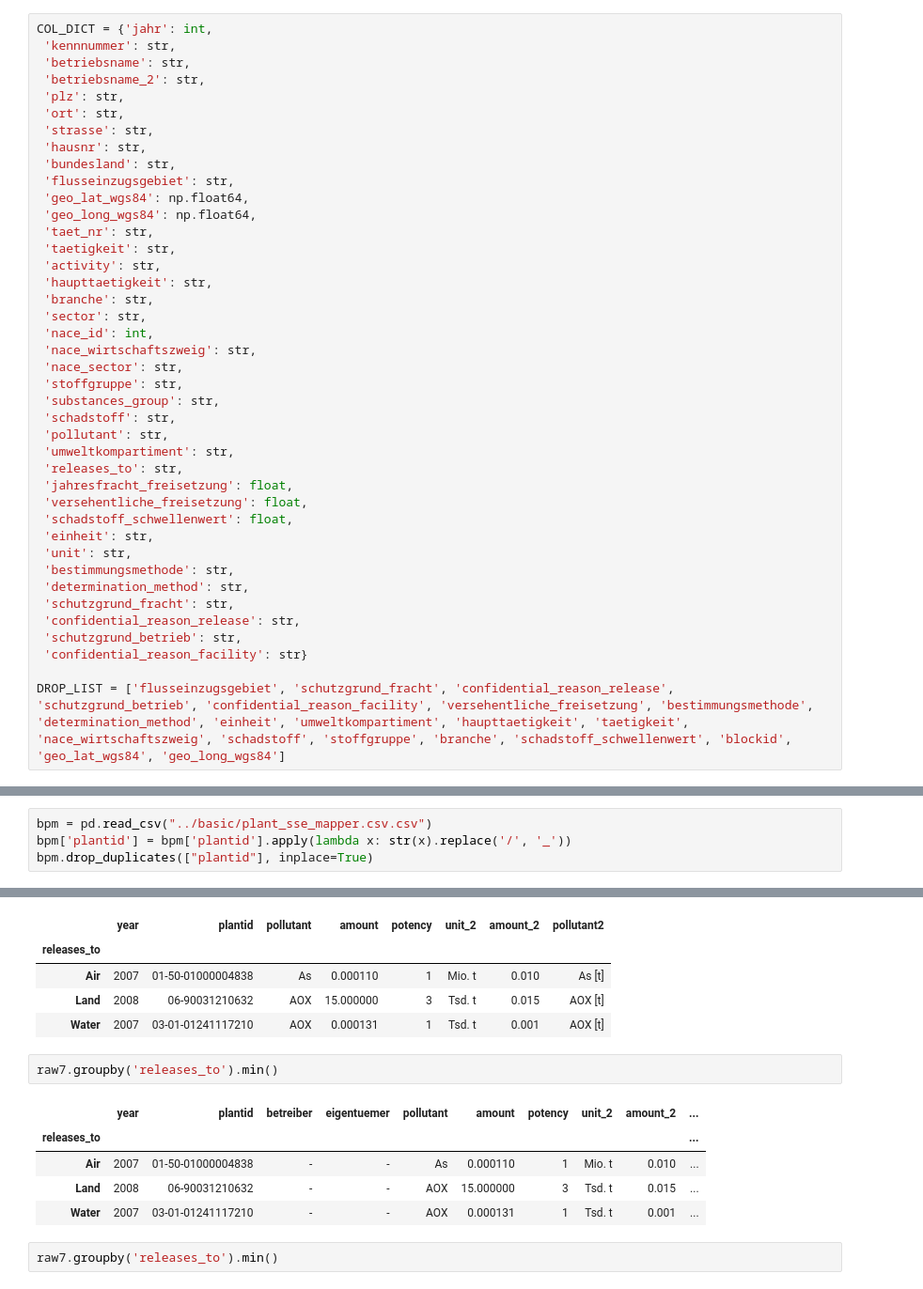
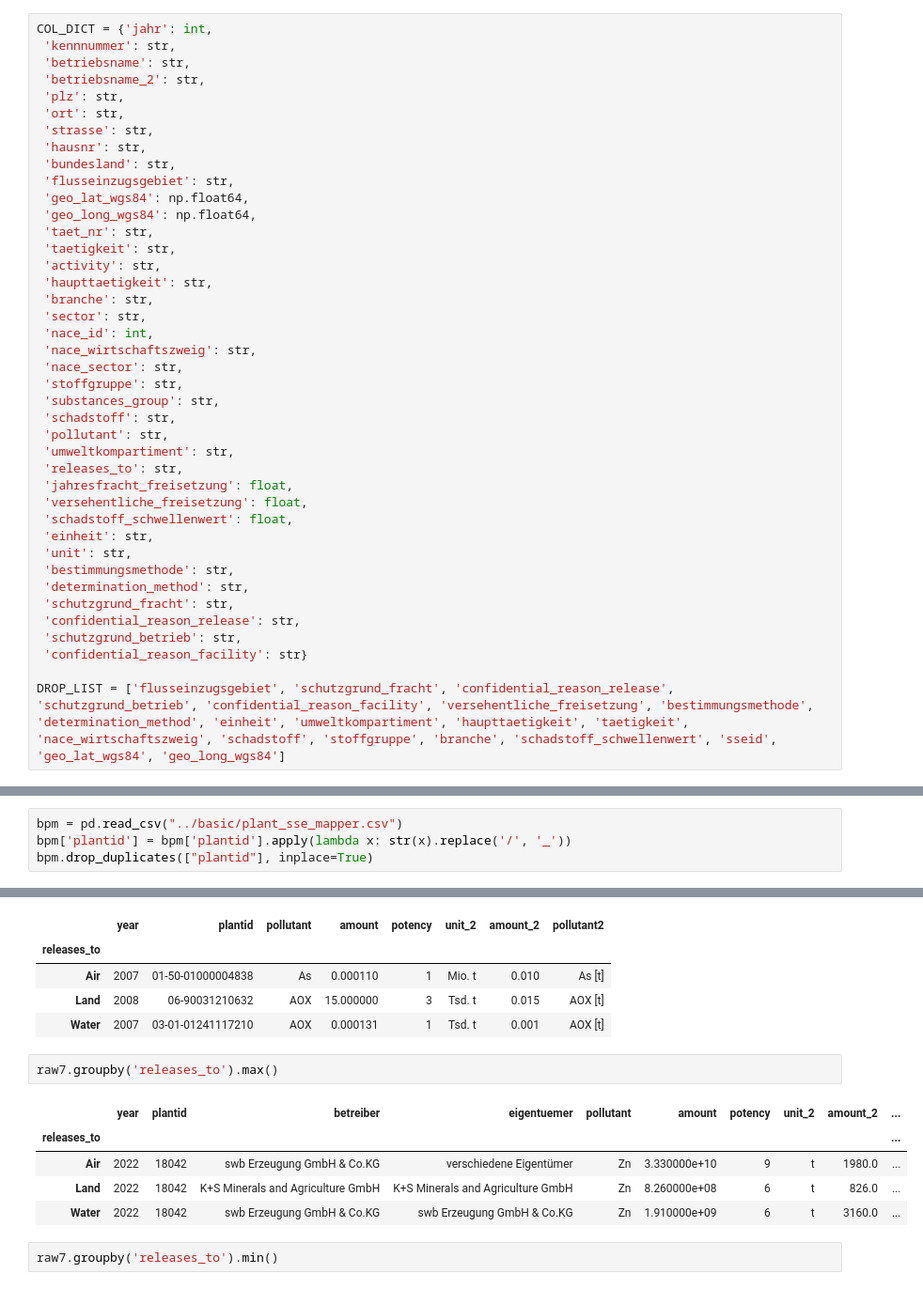
Before and after one commit to sidietz/plantwatch-data, a Jupyter notebook: pollution/pollution.ipynb, the cells around one changed output, grey strips where cells are left out. Shown at 94% size. Cells and saved outputs as stored; diff of their text form.

```diff
--- a/pollution/pollution.ipynb
+++ b/pollution/pollution.ipynb
@@ -43,7 +43,7 @@ COL_DICT = {'jahr': int,
  'schutzgrund_betrieb': str,
  'confidential_reason_facility': str}
 
-DROP_LIST = ['flusseinzugsgebiet', 'schutzgrund_fracht', 'confidential_reason_release', 'schutzgrund_betrieb', 'confidential_reason_facility', 'versehentliche_freisetzung', 'bestimmungsmethode', 'determination_method', 'einheit', 'umweltkompartiment', 'haupttaetigkeit', 'taetigkeit', 'nace_wirtschaftszweig', 'schadstoff', 'stoffgruppe', 'branche', 'schadstoff_schwellenwert', 'blockid', 'geo_lat_wgs84', 'geo_long_wgs84']
+DROP_LIST = ['flusseinzugsgebiet', 'schutzgrund_fracht', 'confidential_reason_release', 'schutzgrund_betrieb', 'confidential_reason_facility', 'versehentliche_freisetzung', 'bestimmungsmethode', 'determination_method', 'einheit', 'umweltkompartiment', 'haupttaetigkeit', 'taetigkeit', 'nace_wirtschaftszweig', 'schadstoff', 'stoffgruppe', 'branche', 'schadstoff_schwellenwert', 'sseid', 'geo_lat_wgs84', 'geo_long_wgs84']
 # %%
 #raw0 = pd.read_csv("../data/2020-05-19_PRTR-Deutschland_Freisetzungen.csv", encoding="iso-8859-1", sep=";", dtype=COL_DICT)
 # %%
@@ -57,7 +57,7 @@ raw1['plantid'] = raw1['plantid'].apply(lambda x: str(x).replace('/', '_'))
 # %%
 #raw0
 # %%
-bpm = pd.read_csv("../basic/plant_sse_mapper.csv.csv")
+bpm = pd.read_csv("../basic/plant_sse_mapper.csv")
 bpm['plantid'] = bpm['plantid'].apply(lambda x: str(x).replace('/', '_'))
 bpm.drop_duplicates(["plantid"], inplace=True)
 # %%
@@ -275,13 +311,13 @@ raw8.groupby('releases_to').min()
 | Land | 2008 | 06-90031210632 | AOX | 15.000000 | 3 | Tsd. t | 0.015 | AOX [t] |
 | Water | 2007 | 03-01-01241117210 | AOX | 0.000131 | 1 | Tsd. t | 0.001 | AOX [t] |
 # %%
-raw7.groupby('releases_to').min()
+raw7.groupby('releases_to').max()
 # %% [output]
 |  | year | plantid | betreiber | eigentuemer | pollutant | amount | potency | unit_2 | amount_2 | ... |
 | releases_to |  |  |  |  |  |  |  |  |  | ... |
-| Air | 2007 | 01-50-01000004838 | - | - | As | 0.000110 | 1 | Mio. t | 0.010 | ... |
-| Land | 2008 | 06-90031210632 | - | - | AOX | 15.000000 | 3 | Tsd. t | 0.015 | ... |
-| Water | 2007 | 03-01-01241117210 | - | - | AOX | 0.000131 | 1 | Tsd. t | 0.001 | ... |
+| Air | 2022 | 18042 | swb Erzeugung GmbH & Co.KG | verschiedene Eigentümer | Zn | 3.330000e+10 | 9 | t | 1980.0 | ... |
+| Land | 2022 | 18042 | K+S Minerals and Agriculture GmbH | K+S Minerals and Agriculture GmbH | Zn | 8.260000e+08 | 6 | t | 826.0 | ... |
+| Water | 2022 | 18042 | swb Erzeugung GmbH & Co.KG | swb Erzeugung GmbH & Co.KG | Zn | 1.910000e+09 | 6 | t | 3160.0 | ... |
 # %%
 raw7.groupby('releases_to').min()
 # %% [output]
```
Also changed, not shown: parts of 14 cells of this notebook.
